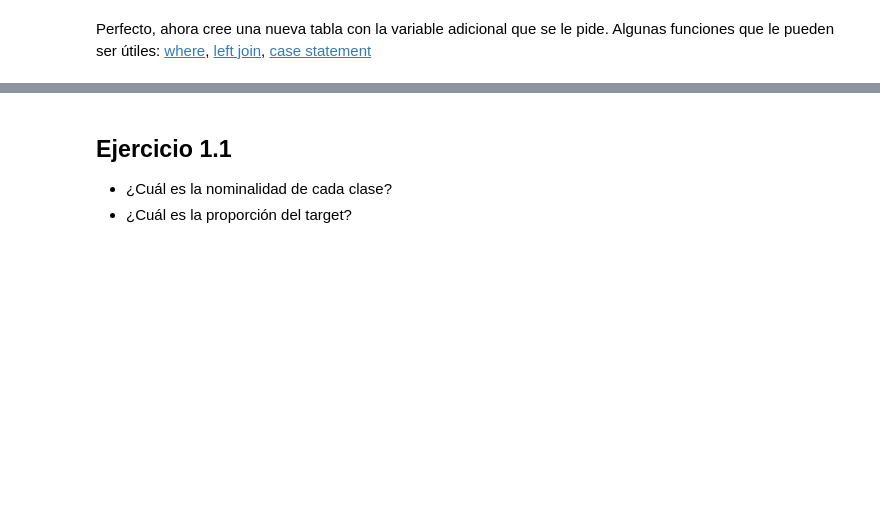
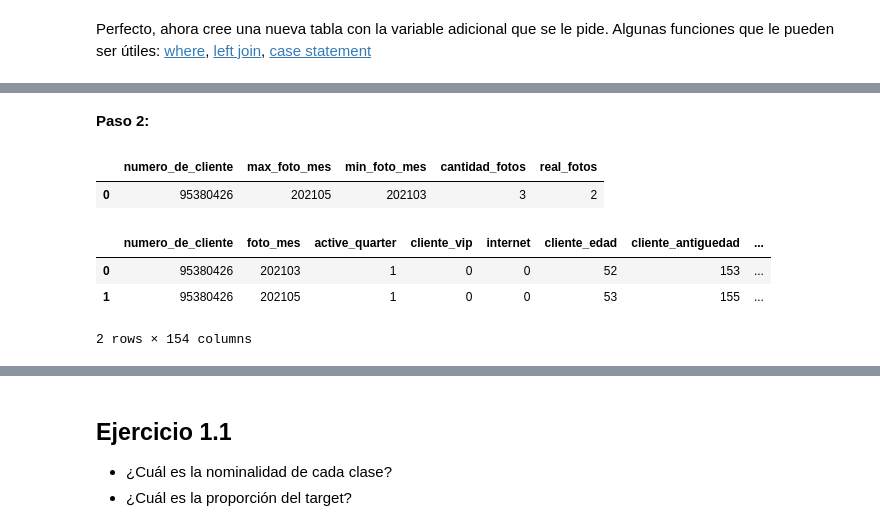
Before and after one commit to UribeAlejandro/dmeyf2023, a Jupyter notebook: src/monday/z101_target_sql.ipynb, the cells around one changed output, grey strips where cells are left out. Cells and saved outputs as stored; diff of their text form; code cells hidden in the pictures; blank space fills up the shorter version.

```diff
--- a/src/monday/z101_target_sql.ipynb
+++ b/src/monday/z101_target_sql.ipynb
@@ -97,0 +114,36 @@ Perfecto, ahora cree una nueva tabla con la variable adicional que se le pide. A
+# %% [markdown]
+**Paso 2:**
+# %%
+%%sql
+WITH cte AS (
+SELECT
+    numero_de_cliente,
+    MAX(foto_mes) AS max_foto_mes,
+    MIN(foto_mes) AS min_foto_mes,
+    MAX(foto_mes) - MIN(foto_mes) +1 AS cantidad_fotos,
+    COUNT(*) AS real_fotos
+FROM competencia_01
+GROUP BY numero_de_cliente
+ORDER BY cantidad_fotos DESC)
+SELECT
+    numero_de_cliente,
+    max_foto_mes,
+    min_foto_mes,
+    cantidad_fotos,
+    real_fotos
+FROM cte
+WHERE cantidad_fotos <> real_fotos;
+# %% [output]
+|  | numero_de_cliente | max_foto_mes | min_foto_mes | cantidad_fotos | real_fotos |
+| 0 | 95380426 | 202105 | 202103 | 3 | 2 |
+# %%
+%%sql
+SELECT
+    *
+FROM competencia_01
+WHERE numero_de_cliente = 95380426
+# %% [output]
+|  | numero_de_cliente | foto_mes | active_quarter | cliente_vip | internet | cliente_edad | cliente_antiguedad | ... |
+| 0 | 95380426 | 202103 | 1 | 0 | 0 | 52 | 153 | ... |
+| 1 | 95380426 | 202105 | 1 | 0 | 0 | 53 | 155 | ... |
+2 rows × 154 columns
```
Also changed, not shown: parts of 19 cells of this notebook, 8 other files.
